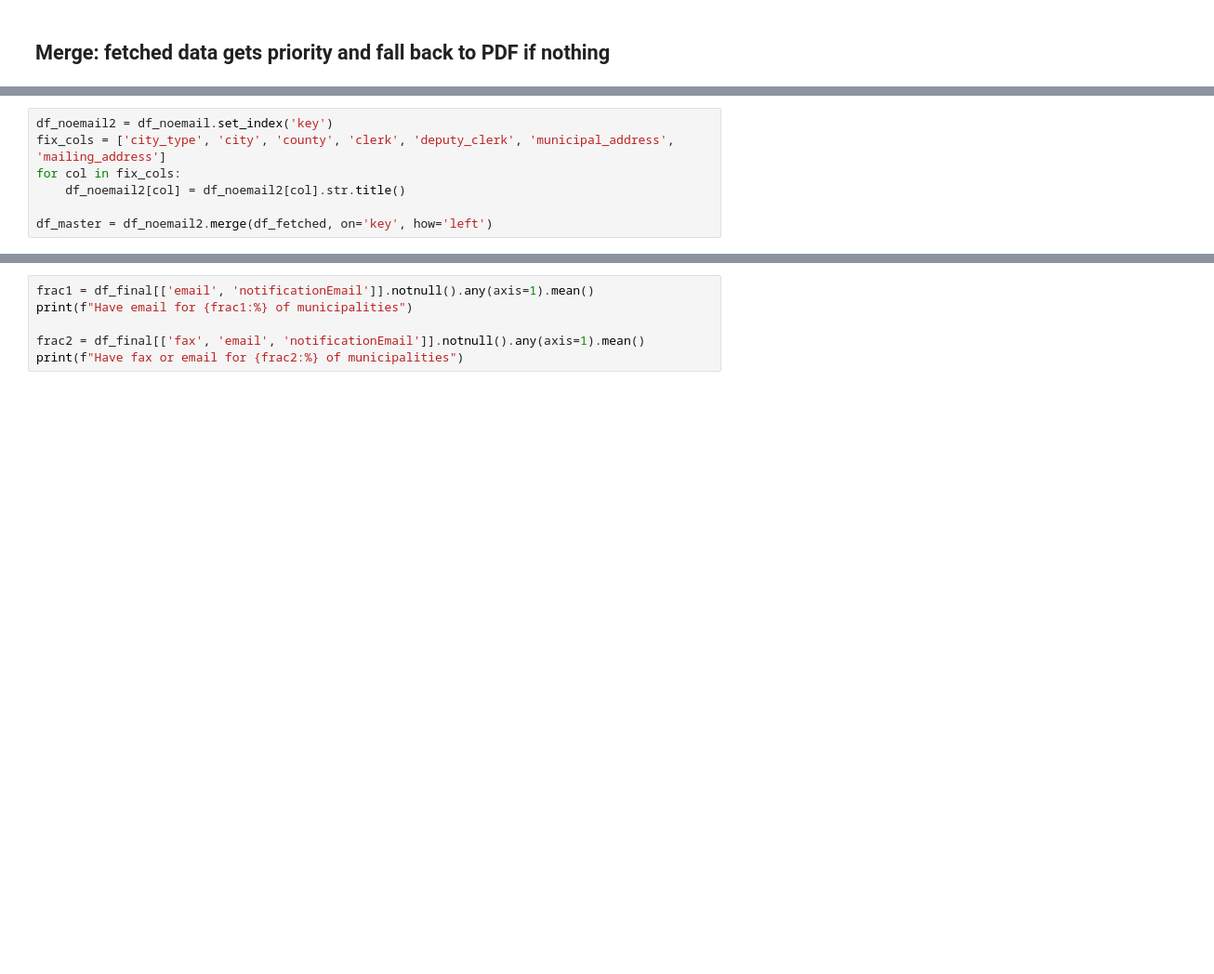
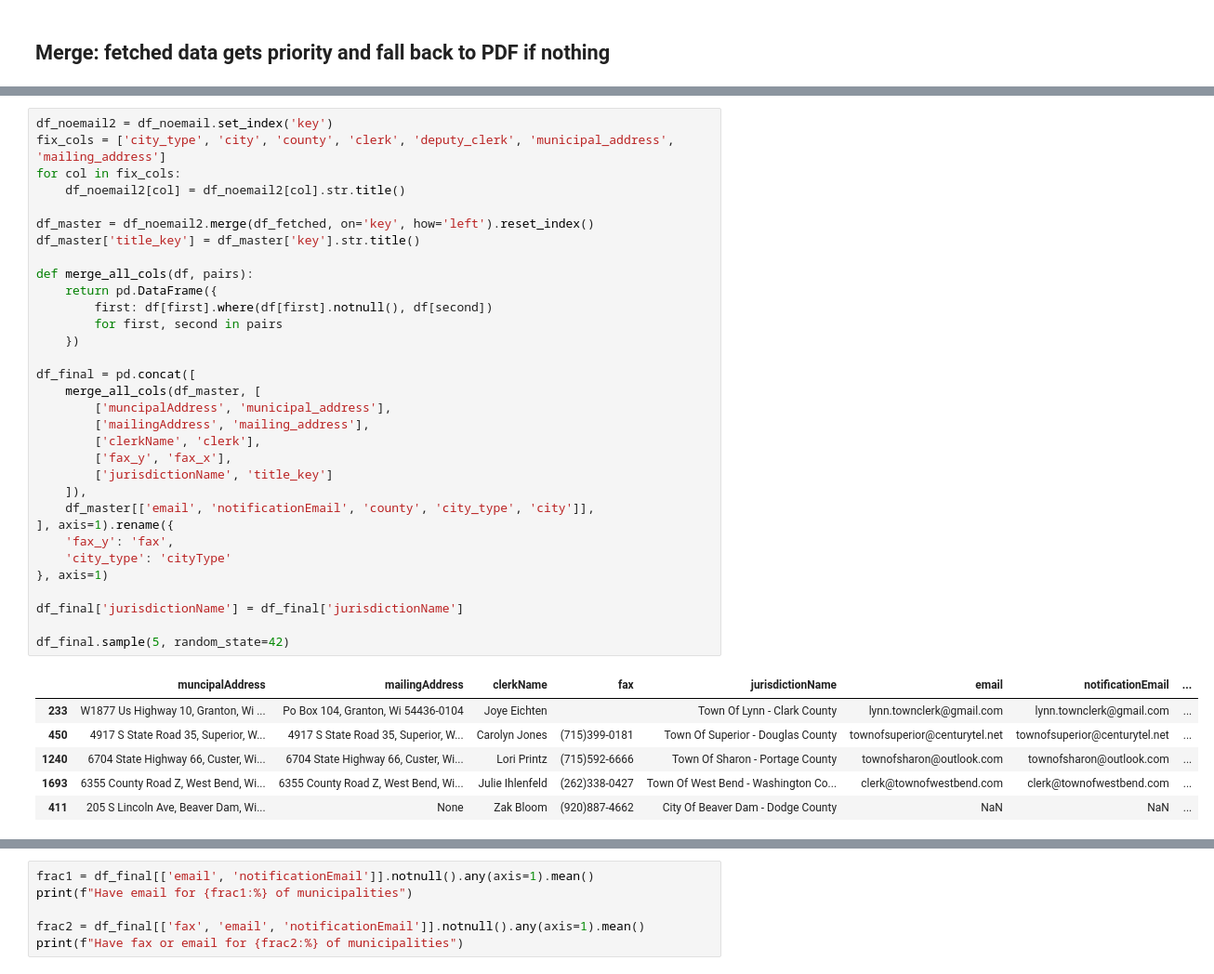
Before and after one commit to vote-by-mail/election-official-data, a Jupyter notebook: wisconsin/Main.ipynb, the cells around one changed output, grey strips where cells are left out. Shown at 93% size. Drawn from its saved outputs; the diff is of its cells as text; blank space fills up the shorter version.

```diff
--- a/wisconsin/Main.ipynb
+++ b/wisconsin/Main.ipynb
@@ -84,7 +88,39 @@ df_fetched.sample(n=5, random_state=42)
 # %%
 df_noemail2 = df_noemail.set_index('key')
 fix_cols = ['city_type', 'city', 'county', 'clerk', 'deputy_clerk', 'municipal_address', 'mailing_address']
 for col in fix_cols:
     df_noemail2[col] = df_noemail2[col].str.title()
 
-df_master = df_noemail2.merge(df_fetched, on='key', how='left')
+df_master = df_noemail2.merge(df_fetched, on='key', how='left').reset_index()
+df_master['title_key'] = df_master['key'].str.title()
+
+def merge_all_cols(df, pairs):
+    return pd.DataFrame({
+        first: df[first].where(df[first].notnull(), df[second])
+        for first, second in pairs
+    })
+
+df_final = pd.concat([
+    merge_all_cols(df_master, [
+        ['muncipalAddress', 'municipal_address'],
+        ['mailingAddress', 'mailing_address'],
+        ['clerkName', 'clerk'],
+        ['fax_y', 'fax_x'],
+        ['jurisdictionName', 'title_key']
+    ]),
+    df_master[['email', 'notificationEmail', 'county', 'city_type', 'city']],
+], axis=1).rename({
+    'fax_y': 'fax',
+    'city_type': 'cityType'
+}, axis=1)
+
+df_final['jurisdictionName'] = df_final['jurisdictionName']
+
+df_final.sample(5, random_state=42)
+# %% [output]
+|  | muncipalAddress | mailingAddress | clerkName | fax | jurisdictionName | email | notificationEmail | ... |
+| 233 | W1877 Us Highway 10, Granton, Wi ... | Po Box 104, Granton, Wi 54436-0104 | Joye Eichten |  | Town Of Lynn - Clark County | lynn.townclerk@gmail.com | lynn.townclerk@gmail.com | ... |
+| 450 | 4917 S State Road 35, Superior, W... | 4917 S State Road 35, Superior, W... | Carolyn Jones | (715)399-0181 | Town Of Superior - Douglas County | townofsuperior@centurytel.net | townofsuperior@centurytel.net | ... |
+| 1240 | 6704 State Highway 66, Custer, Wi... | 6704 State Highway 66, Custer, Wi... | Lori Printz | (715)592-6666 | Town Of Sharon - Portage County | townofsharon@outlook.com | townofsharon@outlook.com | ... |
+| 1693 | 6355 County Road Z, West Bend, Wi... | 6355 County Road Z, West Bend, Wi... | Julie Ihlenfeld | (262)338-0427 | Town Of West Bend - Washington Co... | clerk@townofwestbend.com | clerk@townofwestbend.com | ... |
+| 411 | 205 S Lincoln Ave, Beaver Dam, Wi... | None | Zak Bloom | (920)887-4662 | City Of Beaver Dam - Dodge County | NaN | NaN | ... |
```
Also changed, not shown: parts of 5 cells of this notebook, 1 other file.
